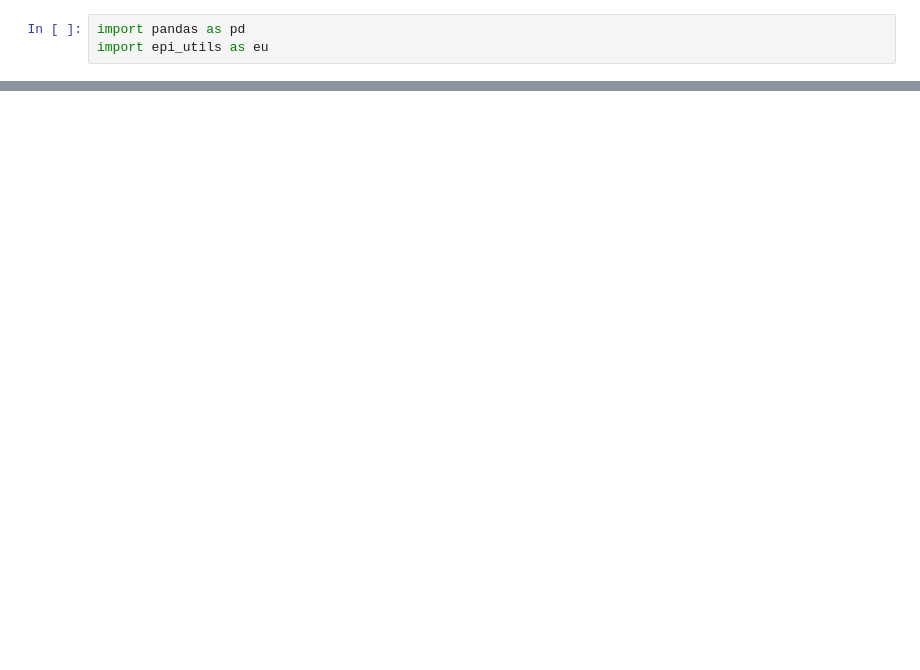
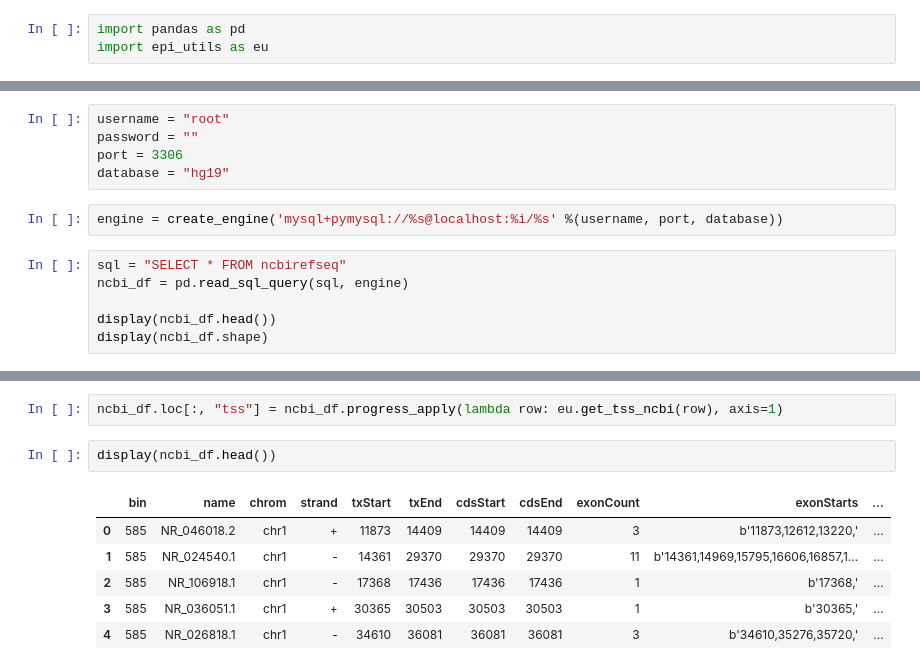
Before and after one commit to munif/epi-thesis, a Jupyter notebook: counting histone.ipynb, the cells around one changed output, grey strips where cells are left out. Drawn from its saved outputs; the diff is of its cells as text; blank space fills up the shorter version.

Commit message:
- Updating the correct ncbirefseq version (hg19) - Restructuring the project - Updates on histone counting and hepg2 join with ncbirefseq

```diff
--- a/counting histone.ipynb
+++ b/counting histone.ipynb
@@ -202,0 +15,13 @@ hepg2_histone.to_csv("dataset/HepG2/hepg2_chr1_with_histone_count.csv", header=T
+# %%
+username = "root"
+password = ""
+port = 3306
+database = "hg19"
+# %%
+engine = create_engine('mysql+pymysql://%s@localhost:%i/%s' %(username, port, database))
+# %%
+sql = "SELECT * FROM ncbirefseq"
+ncbi_df = pd.read_sql_query(sql, engine)
+
+display(ncbi_df.head())
+display(ncbi_df.shape)
@@ -202,0 +36,11 @@ hepg2_histone.to_csv("dataset/HepG2/hepg2_chr1_with_histone_count.csv", header=T
+# %%
+ncbi_df.loc[:, "tss"] = ncbi_df.progress_apply(lambda row: eu.get_tss_ncbi(row), axis=1)
+# %%
+display(ncbi_df.head())
+# %% [output]
+|  | bin | name | chrom | strand | txStart | txEnd | cdsStart | cdsEnd | exonCount | exonStarts | ... |
+| 0 | 585 | NR_046018.2 | chr1 | + | 11873 | 14409 | 14409 | 14409 | 3 | b'11873,12612,13220,' | ... |
+| 1 | 585 | NR_024540.1 | chr1 | - | 14361 | 29370 | 29370 | 29370 | 11 | b'14361,14969,15795,16606,16857,1... | ... |
+| 2 | 585 | NR_106918.1 | chr1 | - | 17368 | 17436 | 17436 | 17436 | 1 | b'17368,' | ... |
+| 3 | 585 | NR_036051.1 | chr1 | + | 30365 | 30503 | 30503 | 30503 | 1 | b'30365,' | ... |
+| 4 | 585 | NR_026818.1 | chr1 | - | 34610 | 36081 | 36081 | 36081 | 3 | b'34610,35276,35720,' | ... |
```
Also changed, not shown: parts of 55 cells of this notebook, 5 other files.
